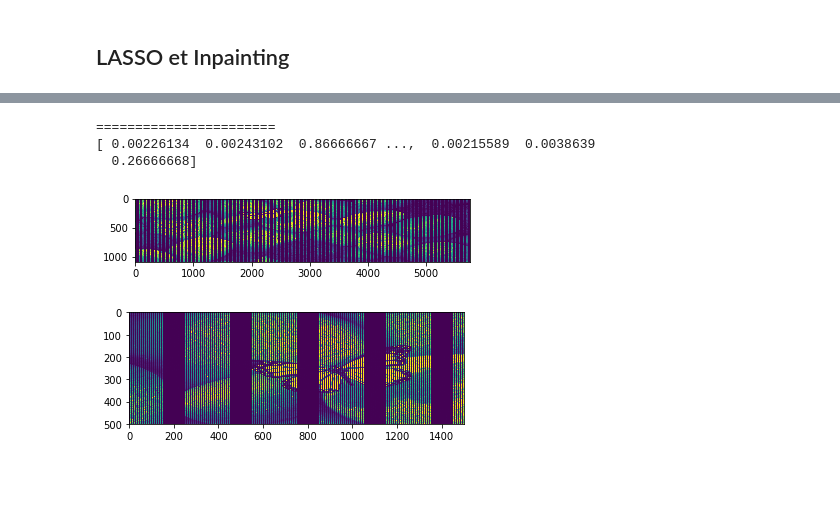
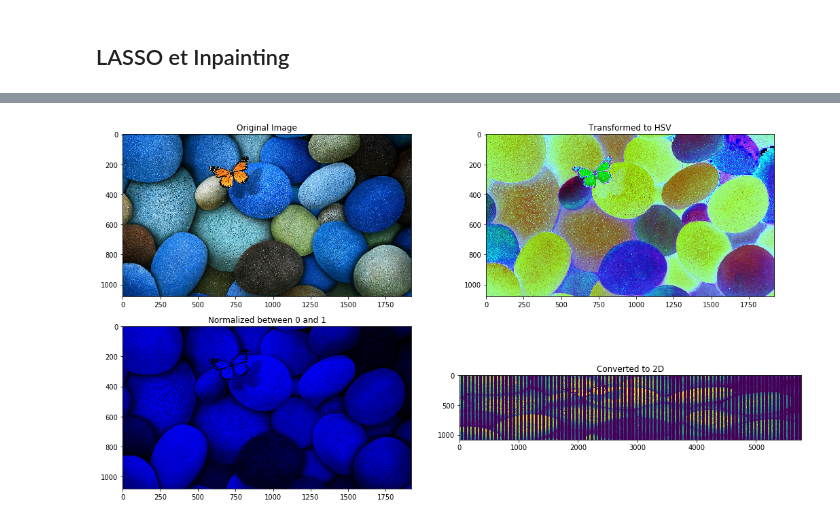
Before and after one commit to ATidiane/ARF, a Jupyter notebook: InpaintingProject/inpainting.ipynb, the cells around one changed output, grey strips where cells are left out. Drawn from its saved outputs; the diff is of its cells as text; code cells hidden in the pictures; blank space fills up the shorter version.

```diff
--- a/InpaintingProject/inpainting.ipynb
+++ b/InpaintingProject/inpainting.ipynb
@@ -325,15 +268,17 @@ Normalized between 0 and 1
-# %%
-print("\n=======================")
-im_norm_2D = transform_to_2D(im_norm)
-print(im_norm_2D[0])
-show_im(im_norm_2D)
-# %% [output]
-=======================
-[ 0.00226134  0.00243102  0.86666667 ...,  0.00215589  0.0038639
-  0.26666668]
-[figure, removed]
-# %%
-patch = get_patch(250, 2000, 500, im_norm_2D)
-show_im(patch)
-# %% [output]
-[figure, removed]
+# %%
+fig, (ax1, ax2) = plt.subplots(nrows=2, ncols=2, figsize=(15, 8))
+
+show_im(im, "Original Image", ax1[0])
+
+im_hsv = rgb_to_hsv(im[:,:,:3])
+show_im(im_hsv, "Transformed to HSV", ax1[1])
+
+im_norm = normalize(im_hsv, 0, 1)
+show_im(im_norm, "Normalized between 0 and 1", ax2[0])
+
+im_norm_2D = transform_to_2D(im_norm)
+show_im(im_norm_2D, "Converted to 2D", ax2[1])
+
+fig.tight_layout()
+# %% [output]
+[figure, added]
```
Also changed, not shown: parts of 13 cells of this notebook, 2 other files.
